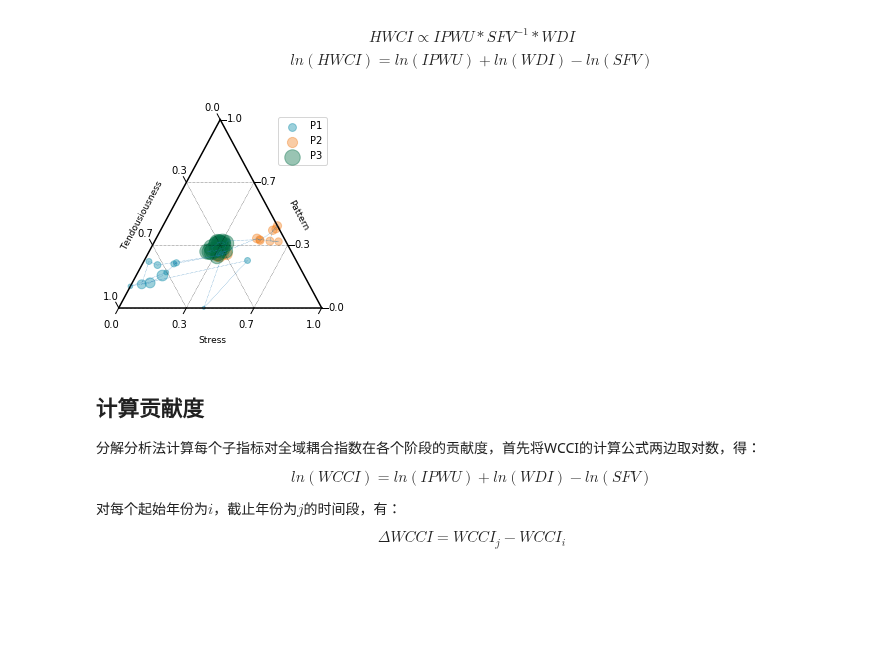
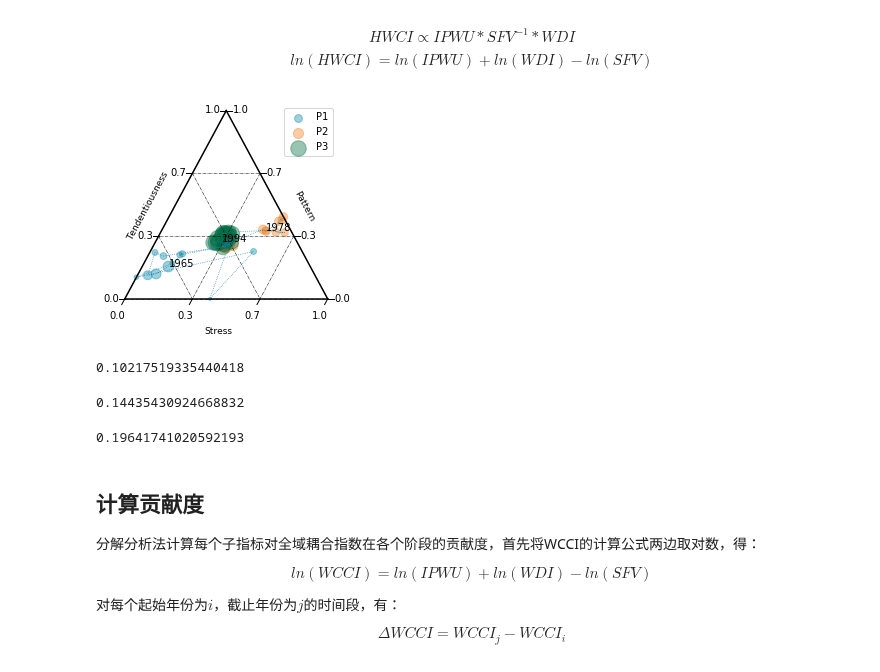
Before and after one commit to SongshGeo/Water-Governance-Regimes, a Jupyter notebook: notebooks/流域综合耦合指数终版.ipynb, the cells around one changed output. Drawn from its saved outputs; the diff is of its cells as text; code cells hidden in the pictures; blank space fills up the shorter version.

```diff
--- a/notebooks/流域综合耦合指数终版.ipynb
+++ b/notebooks/流域综合耦合指数终版.ipynb
@@ -597,39 +597,52 @@ for yr in wdi.index:
 import ternary
 fig, ax = plt.subplots(figsize=(4, 4))
 figure, tax = ternary.figure(ax=ax, scale=1)
 tax.boundary()
-tax.gridlines(multiple=1./3, color="black")
+tax.gridlines(ls="-.", multiple=1./3, color="black")
 # Plot a few different styles with a legend
 tax.scatter(points_1, marker='o', color=period_colors[0], label="P1", s=size_1, alpha=.4)
 tax.scatter(points_2, marker='o', color=period_colors[1], label="P2", s=size_2, alpha=.4)
 tax.scatter(points_3, marker='o', color=period_colors[2], label="P3", s=size_3, alpha=.4)
-tax.plot(points, ls=':', lw='0.5')
+tax.plot(points, ls=':', lw='0.7')
 fontsize = 9
 offset = 0.14
 # tax.set_title("Various Lines\n", fontsize=fontsize)
 # tax.right_corner_label("X", fontsize=fontsize)
 # tax.top_corner_label("Y", fontsize=fontsize)
 # tax.left_corner_label("Z", fontsize=fontsize)
-tax.left_axis_label("Tendousiousness", fontsize=fontsize, offset=offset)
+tax.left_axis_label("Tendentiousness", fontsize=fontsize, offset=offset)
 tax.right_axis_label("Pattern", fontsize=fontsize, offset=offset)
 tax.bottom_axis_label("Stress", fontsize=fontsize, offset=offset)
 
-tax.ticks(axis='lbr', multiple=1./3, linewidth=1, tick_formats="%.1f", offset=0.03)
+tax.ticks(axis='br', multiple=1./3, linewidth=1, tick_formats="%.1f", offset=0.03)
+tax.ticks(axis='l', clockwise=True, multiple=1./3, linewidth=1, tick_formats="%.1f", offset=0.03)
 tax.get_axes().axis('off')
 tax.clear_matplotlib_ticks()
 
 
 def get_point(yr):
-    return (z_ipwu[yr], z_wdi[yr], z_sfv[yr])
+    a = z_ipwu[yr] + z_wdi[yr] + z_sfv[yr]
+    return (z_ipwu[yr]/a, z_wdi[yr]/a, z_sfv[yr]/a)
 
 tax.set_axis_limits((0,1))
+tax.annotate("1965", position=get_point(1965))
+tax.annotate("1978", position=get_point(1978))
+tax.annotate("1994", position=get_point(1994))
 
 tax.legend()
 tax.show()
 tax.savefig("../figures/main_text/phases.jpg", dpi=300)
 tax.savefig("../figures/main_text/phases.pdf", dpi=300);
 # %% [output]
-[figure, old version]
+[figure, new version]
+# %%
+wcci.loc[1965:1978].mean()
+wcci.loc[1979:1994].mean()
+wcci.loc[1995:2013].mean()
+# %% [output]
+0.10217519335440418
+0.14435430924668832
+0.19641741020592193
 # %% [markdown]
 ## 计算贡献度
 
```
Also changed, not shown: parts of 1 cell of this notebook, 12 other files.
